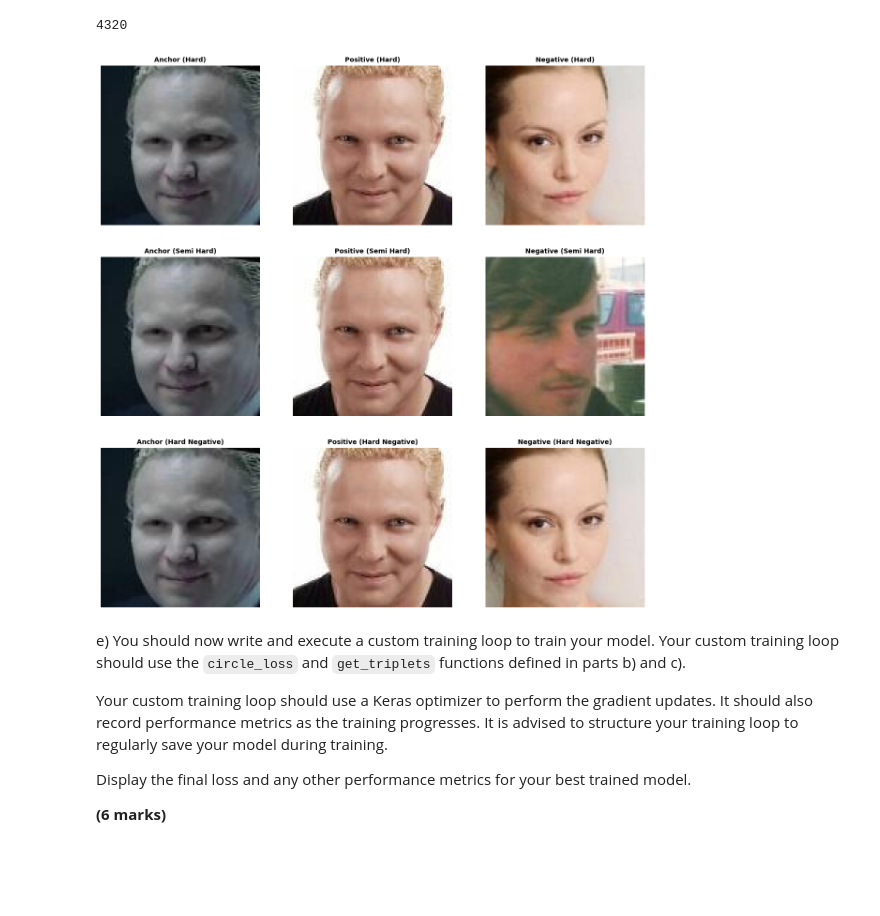
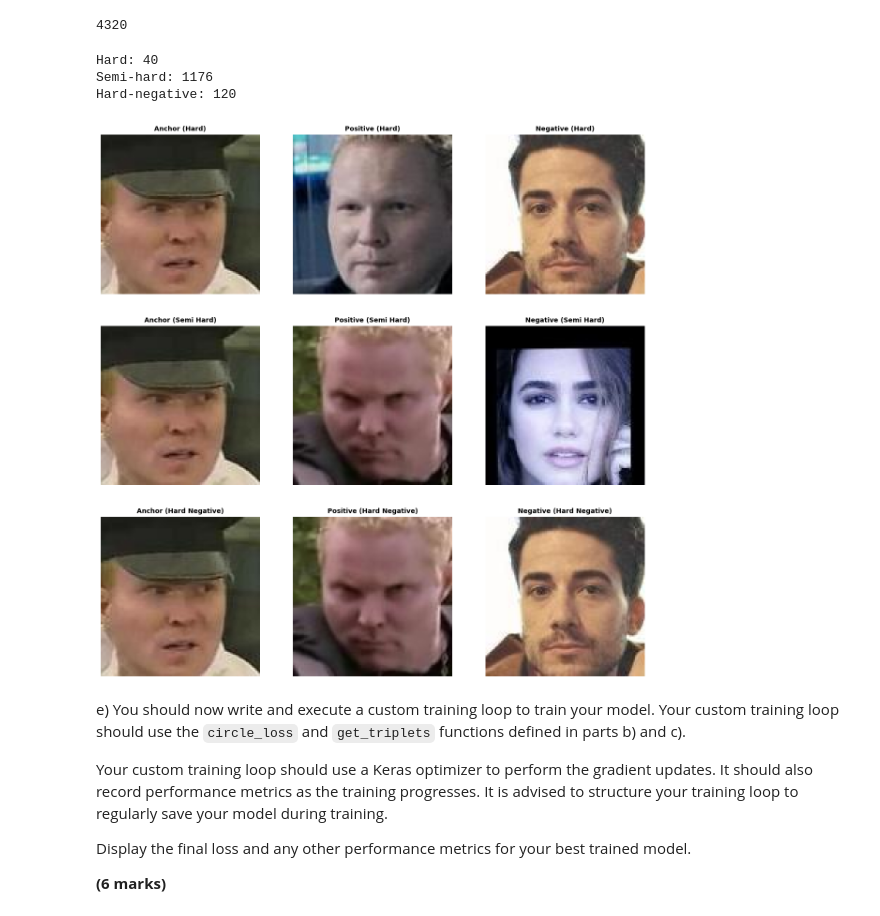
Before and after one commit to ariana-ch/cw1, a Jupyter notebook: CW1/assessment_backup.ipynb, the cells around one changed output. Cells and saved outputs as stored; diff of their text form; code cells hidden in the pictures; blank space fills up the shorter version.

```diff
--- a/CW1/assessment_backup.ipynb
+++ b/CW1/assessment_backup.ipynb
@@ -787,7 +794,7 @@ def InvResBlock(activation=ACTIVATION, drop_rate=0.0, name='', filters_in=32, fi
     # Depthwise Convolution
     if strides == 2:
         # manually add padding because we want the output dim to be the same and padding = same with stride = 2 would halve the output dim
-        x = keras.layers.ZeroPadding2D(padding=padding(x, kernel_size), name=f'{name}DWConv_zeropadding(stride=2)')(x)
+        x = keras.layers.ZeroPadding2D(padding=padding(x, kernel_size), name=f'{name}DWConv_zeropadding')(x)
         conv_pad = 'valid'
     else:
         conv_pad = 'same'
@@ -1241,6 +1250 @@ def get_triplets(batch, model, method: str = 'semi_hard', **kwargs):
     return fn(embeddings=embeddings, labels=labels, **kwargs)
-# %%
-batch = next(iter(get_dataloader(no_people=10, no_photos=4)))
-labels, images = batch
-model = EfficientNet((112, 112, 3), 128)
-X = model(images)
@@ -1247,29 +1394,38 @@ X = model(images)
 # %%
-hard_sample = get_triplets(batch, model, method='batch_hard')[0]
-semi_hard_sample = get_triplets(batch, model, method='semi_hard')[0]
-hard_negative_sample = get_triplets(batch, model, method='hard_negative')[0]
+batch = next(iter(get_dataloader(no_people=10, no_photos=4)))
+hard_sample = get_triplets(batch, model, method='batch_hard')
+semi_hard_sample = get_triplets(batch, model, method='semi_hard')
+hard_negative_sample = get_triplets(batch, model, method='hard_negative')
 # expected 40 * 3 * (40 - 4) = 4320
 print(len(get_triplets(batch, model, 'batch_all')))
 # %% [output]
 4320
+# %%
+print(f'Hard: {len(hard_sample)}')
+print(f'Semi-hard: {len(semi_hard_sample)}')
+print(f'Hard-negative: {len(hard_negative_sample)}')
+# %% [output]
+Hard: 40
+Semi-hard: 1176
+Hard-negative: 120
 # %%
-to_plot = (images[hard_sample, ...], images[semi_hard_sample, ...], images[hard_negative_sample, ...])
+to_plot = (keras.ops.take(images, indices=hard_sample[0], axis=0), keras.ops.take(images, indices=semi_hard_sample[0], axis=0), keras.ops.take(images, indices=hard_negative_sample[0], axis=0))
 labels = ['Hard', 'Semi Hard', 'Hard Negative']
 version = ['Anchor', 'Positive', 'Negative']
 # Visualise the sharpened image
 fig, axes = plt.subplots(3, 3, figsize=(15, 15))
 for i in range(3):
     current_set = to_plot[i]
     for j in range(3):
-        axes[i, j].imshow(current_set[j, ...].detach().numpy())
+        axes[i, j].imshow(current_set[j, ...].numpy())
         axes[i, j].axis('off')
         axes[i, j].get_xaxis().set_visible(False)
         axes[i, j].get_yaxis().set_visible(False)
         axes[i, j].set_title(f'{version[j]} ({labels[i]})', fontsize=10, color='black', weight='bold')
 
 plt.show()
 # %% [output]
-[figure, old version]
+[figure, new version]
 # %% [markdown]
 e) You should now write and execute a custom training loop to train your model. Your custom training loop should use the `circle_loss` and `get_triplets` functions defined in parts b) and c).
 
```
Also changed, not shown: parts of 19 cells of this notebook.
